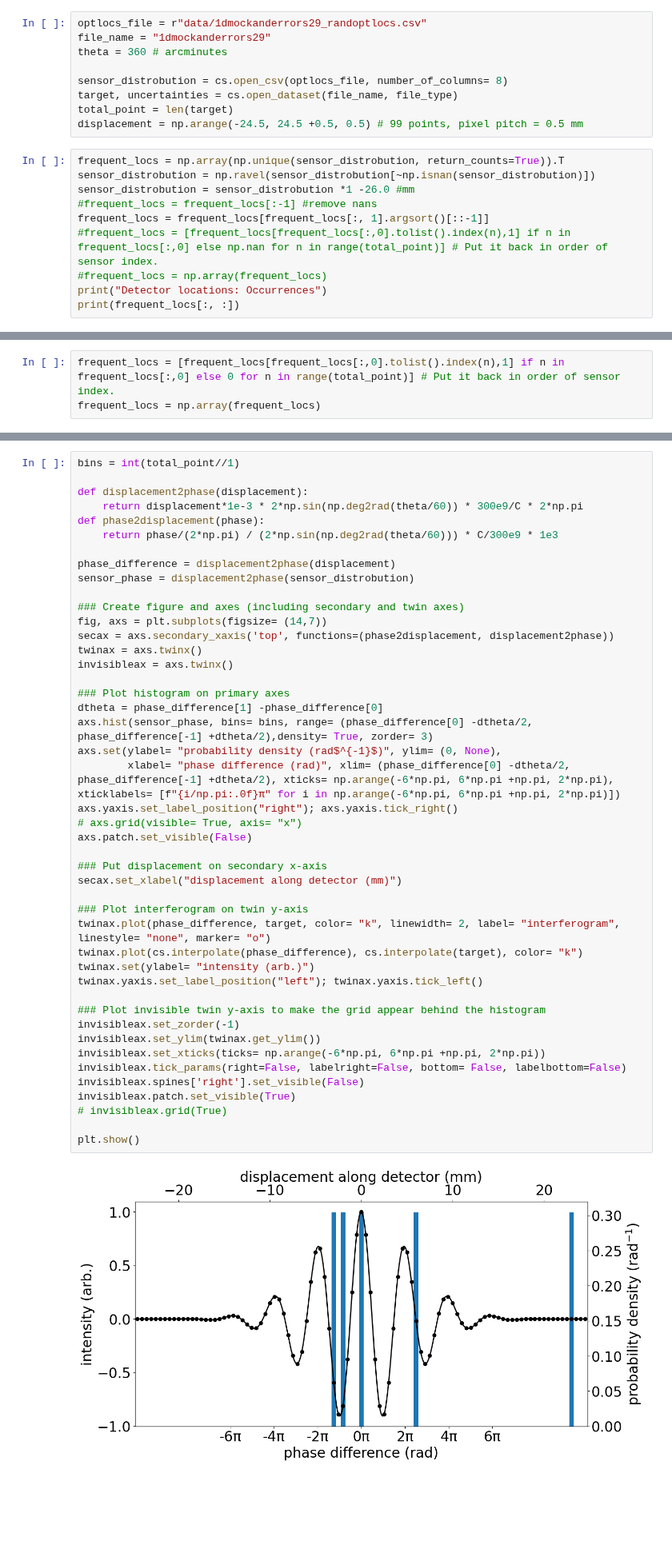
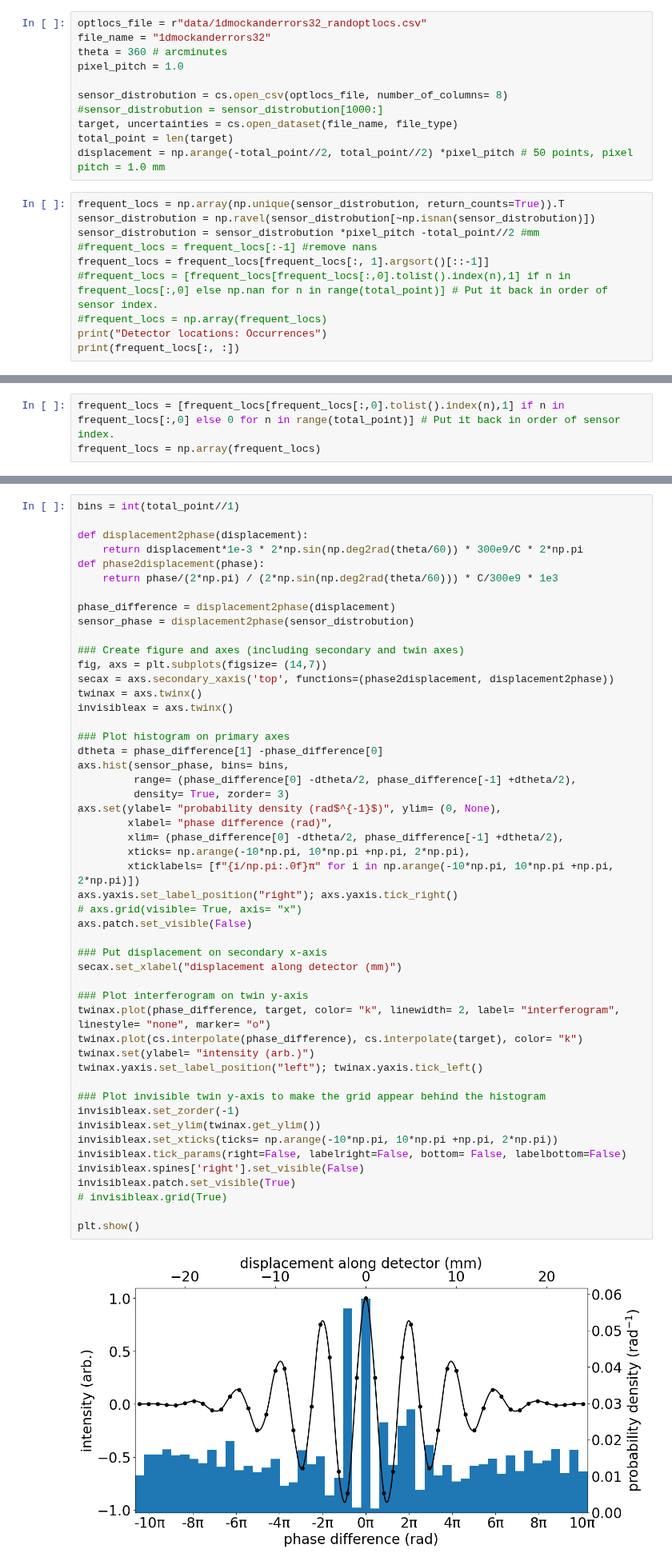
Before and after one commit to Jammi-Dodgers/THz-Compressed-Sensing, a Jupyter notebook: CS_simulated_annealing.ipynb, the cells around one changed output, grey strips where cells are left out. Shown at 80% size. Cells and saved outputs as stored; diff of their text form; blank space fills up the shorter version.

```diff
--- a/CS_simulated_annealing.ipynb
+++ b/CS_simulated_annealing.ipynb
@@ -129,18 +129,20 @@ print(*detectors, sep= ",")
 # %% [markdown]
 ## PROBIBLITY DISTROBUTION FOR WHERE THE SENSORS END UP AFTER SA OPTIMISATION
 # %%
-optlocs_file = r"data/1dmockanderrors29_randoptlocs.csv"
-file_name = "1dmockanderrors29"
+optlocs_file = r"data/1dmockanderrors32_randoptlocs.csv"
+file_name = "1dmockanderrors32"
 theta = 360 # arcminutes
+pixel_pitch = 1.0
 
 sensor_distrobution = cs.open_csv(optlocs_file, number_of_columns= 8)
+#sensor_distrobution = sensor_distrobution[1000:]
 target, uncertainties = cs.open_dataset(file_name, file_type)
 total_point = len(target)
-displacement = np.arange(-24.5, 24.5 +0.5, 0.5) # 99 points, pixel pitch = 0.5 mm
+displacement = np.arange(-total_point//2, total_point//2) *pixel_pitch # 50 points, pixel pitch = 1.0 mm
 # %%
 frequent_locs = np.array(np.unique(sensor_distrobution, return_counts=True)).T
 sensor_distrobution = np.ravel(sensor_distrobution[~np.isnan(sensor_distrobution)])
-sensor_distrobution = sensor_distrobution *1 -26.0 #mm
+sensor_distrobution = sensor_distrobution *pixel_pitch -total_point//2 #mm
 #frequent_locs = frequent_locs[:-1] #remove nans
 frequent_locs = frequent_locs[frequent_locs[:, 1].argsort()[::-1]]
 #frequent_locs = [frequent_locs[frequent_locs[:,0].tolist().index(n),1] if n in frequent_locs[:,0] else np.nan for n in range(total_point)] # Put it back in order of sensor index.
@@ -188,34 +206,39 @@ fig, axs = plt.subplots(figsize= (14,7))
 secax = axs.secondary_xaxis('top', functions=(phase2displacement, displacement2phase))
 twinax = axs.twinx()
 invisibleax = axs.twinx()
 
 ### Plot histogram on primary axes
 dtheta = phase_difference[1] -phase_difference[0]
-axs.hist(sensor_phase, bins= bins, range= (phase_difference[0] -dtheta/2, phase_difference[-1] +dtheta/2),density= True, zorder= 3)
+axs.hist(sensor_phase, bins= bins,
+         range= (phase_difference[0] -dtheta/2, phase_difference[-1] +dtheta/2),
+         density= True, zorder= 3)
 axs.set(ylabel= "probability density (rad$^{-1}$)", ylim= (0, None),
-        xlabel= "phase difference (rad)", xlim= (phase_difference[0] -dtheta/2, phase_difference[-1] +dtheta/2), xticks= np.arange(-6*np.pi, 6*np.pi +np.pi, 2*np.pi), xticklabels= [f"{i/np.pi:.0f}π" for i in np.arange(-6*np.pi, 6*np.pi +np.pi, 2*np.pi)])
+        xlabel= "phase difference (rad)",
+        xlim= (phase_difference[0] -dtheta/2, phase_difference[-1] +dtheta/2),
+        xticks= np.arange(-10*np.pi, 10*np.pi +np.pi, 2*np.pi),
+        xticklabels= [f"{i/np.pi:.0f}π" for i in np.arange(-10*np.pi, 10*np.pi +np.pi, 2*np.pi)])
 axs.yaxis.set_label_position("right"); axs.yaxis.tick_right()
 # axs.grid(visible= True, axis= "x")
 axs.patch.set_visible(False)
 
 ### Put displacement on secondary x-axis
 secax.set_xlabel("displacement along detector (mm)")
 
 ### Plot interferogram on twin y-axis
 twinax.plot(phase_difference, target, color= "k", linewidth= 2, label= "interferogram", linestyle= "none", marker= "o")
 twinax.plot(cs.interpolate(phase_difference), cs.interpolate(target), color= "k")
 twinax.set(ylabel= "intensity (arb.)")
 twinax.yaxis.set_label_position("left"); twinax.yaxis.tick_left()
 
 ### Plot invisible twin y-axis to make the grid appear behind the histogram
 invisibleax.set_zorder(-1)
 invisibleax.set_ylim(twinax.get_ylim())
-invisibleax.set_xticks(ticks= np.arange(-6*np.pi, 6*np.pi +np.pi, 2*np.pi))
+invisibleax.set_xticks(ticks= np.arange(-10*np.pi, 10*np.pi +np.pi, 2*np.pi))
 invisibleax.tick_params(right=False, labelright=False, bottom= False, labelbottom=False)
 invisibleax.spines['right'].set_visible(False)
 invisibleax.patch.set_visible(True)
 # invisibleax.grid(True)
 
 plt.show()
 # %% [output]
-[figure, old version]
+[figure, new version]
```
Also changed, not shown: parts of 10 cells of this notebook, 14 other files.
